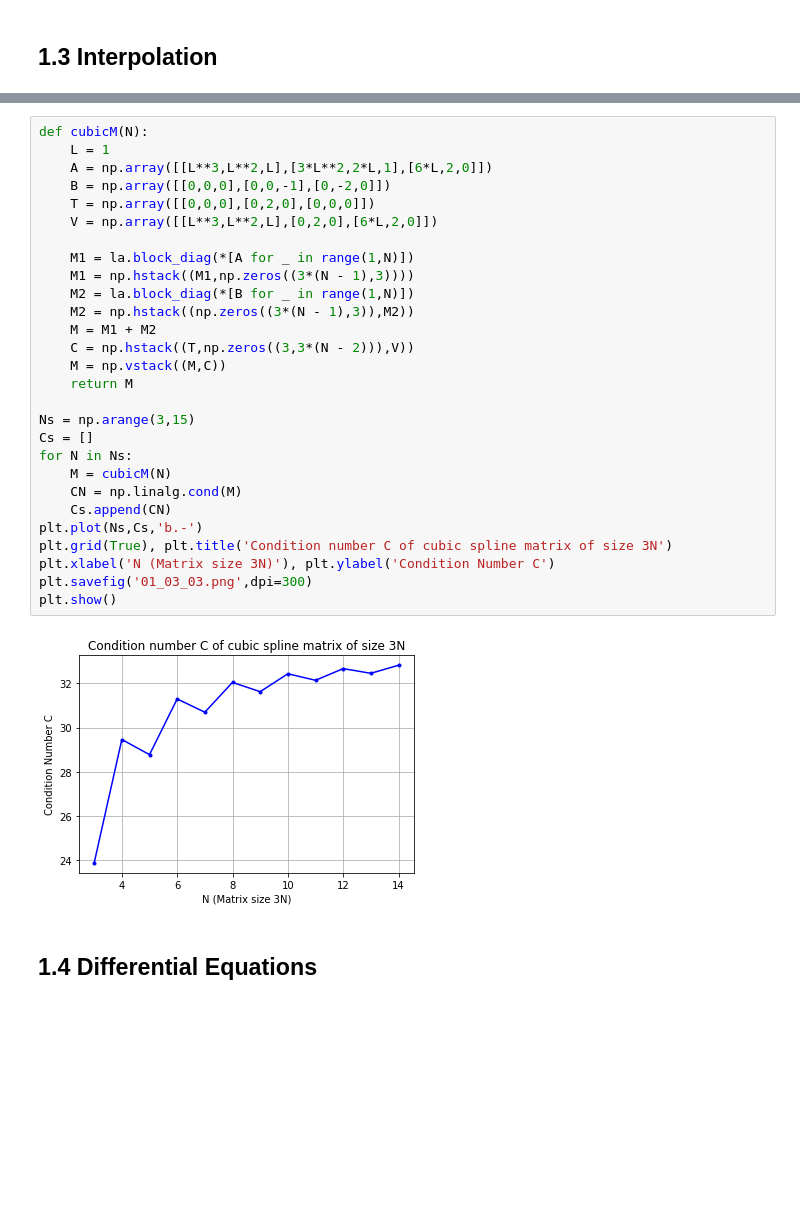
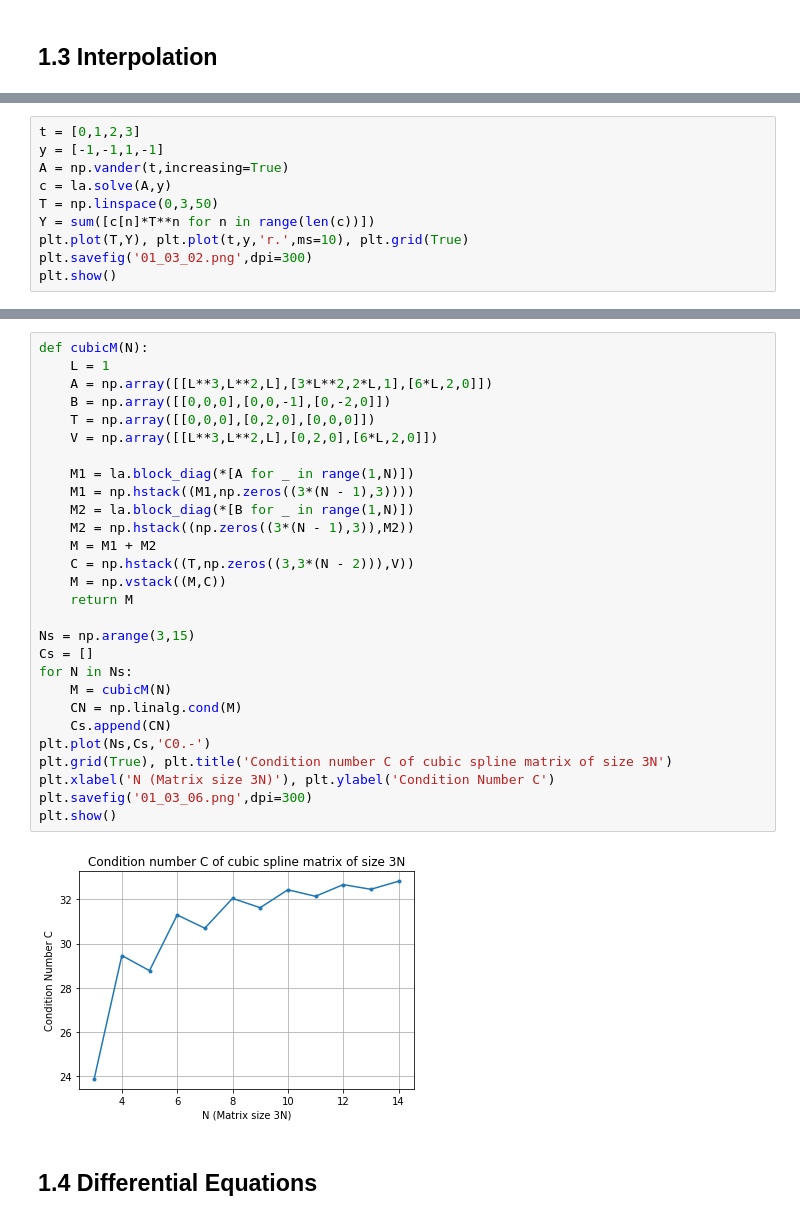
Before and after one commit to UBCMath/MATH307, a Jupyter notebook: img/images.ipynb, the cells around one changed output, grey strips where cells are left out. Saved outputs shown, nothing was run; the diff lists cells and outputs as text; blank space fills up the shorter version.

```diff
--- a/img/images.ipynb
+++ b/img/images.ipynb
@@ -107,0 +126,10 @@ plt.show()
+# %%
+t = [0,1,2,3]
+y = [-1,-1,1,-1]
+A = np.vander(t,increasing=True)
+c = la.solve(A,y)
+T = np.linspace(0,3,50)
+Y = sum([c[n]*T**n for n in range(len(c))])
+plt.plot(T,Y), plt.plot(t,y,'r.',ms=10), plt.grid(True)
+plt.savefig('01_03_02.png',dpi=300)
+plt.show()
@@ -138,33 +178,33 @@ plt.show()
 # %%
 def cubicM(N):
     L = 1
     A = np.array([[L**3,L**2,L],[3*L**2,2*L,1],[6*L,2,0]])
     B = np.array([[0,0,0],[0,0,-1],[0,-2,0]])
     T = np.array([[0,0,0],[0,2,0],[0,0,0]])
     V = np.array([[L**3,L**2,L],[0,2,0],[6*L,2,0]])
 
     M1 = la.block_diag(*[A for _ in range(1,N)])
     M1 = np.hstack((M1,np.zeros((3*(N - 1),3))))
     M2 = la.block_diag(*[B for _ in range(1,N)])
     M2 = np.hstack((np.zeros((3*(N - 1),3)),M2))
     M = M1 + M2
     C = np.hstack((T,np.zeros((3,3*(N - 2))),V))
     M = np.vstack((M,C))
     return M
 
 Ns = np.arange(3,15)
 Cs = []
 for N in Ns:
     M = cubicM(N)
     CN = np.linalg.cond(M)
     Cs.append(CN)
-plt.plot(Ns,Cs,'b.-')
+plt.plot(Ns,Cs,'C0.-')
 plt.grid(True), plt.title('Condition number C of cubic spline matrix of size 3N')
 plt.xlabel('N (Matrix size 3N)'), plt.ylabel('Condition Number C')
-plt.savefig('01_03_03.png',dpi=300)
+plt.savefig('01_03_06.png',dpi=300)
 plt.show()
 # %% [output]
-[figure, old version]
+[figure, new version]
 # %% [markdown]
 ## 1.4 Differential Equations
 # %%
```
Also changed, not shown: parts of 21 cells of this notebook, 24 other files.
